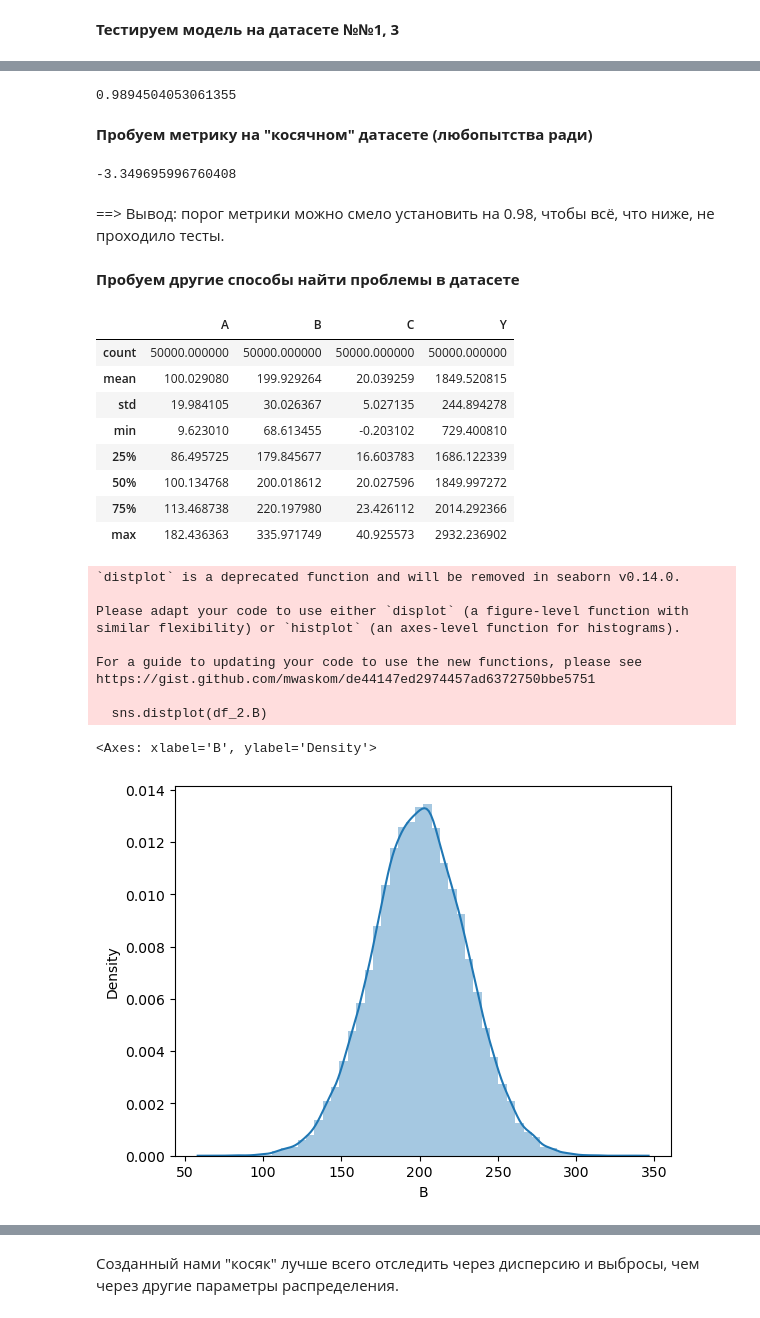
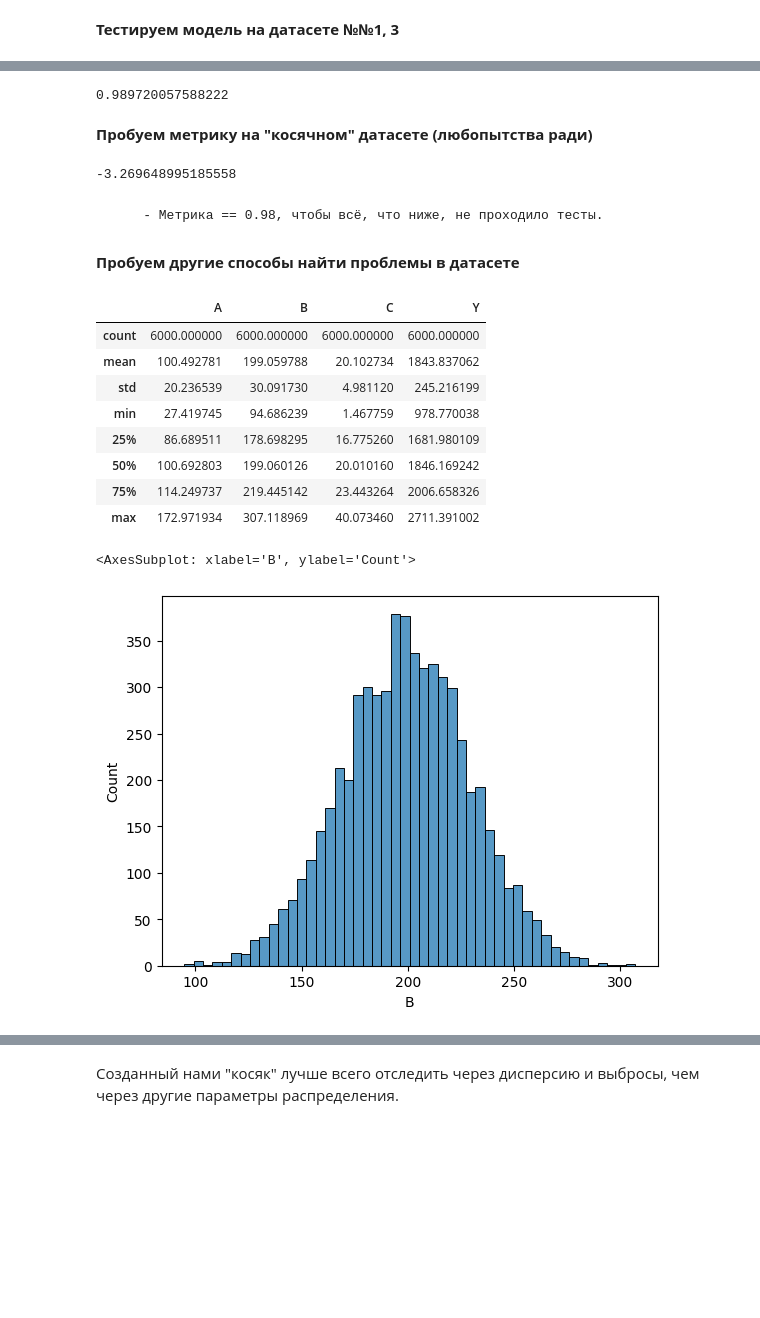
Before and after one commit to v-onuphrienko/mlops_practice, a Jupyter notebook: lab5/test.ipynb, the cells around one changed output, grey strips where cells are left out. Saved outputs shown, nothing was run; the diff lists cells and outputs as text; code cells hidden in the pictures; blank space fills up the shorter version.

```diff
--- a/lab5/test.ipynb
+++ b/lab5/test.ipynb
@@ -32,9 +32,9 @@ def data_generator(sample_size: int,
 # %% [markdown]
 **Создаем три датасета с качественными данными**
 # %%
-df_1 = data_generator(10000)
-df_2 = data_generator(50000)
-df_3 = data_generator(10000)
+df_1 = data_generator(5000)
+df_2 = data_generator(6000)
+df_3 = data_generator(5000)
 # %% [markdown]
 **Создаем один "косячный" датасет**
 # %%
@@ -103,7 +101,7 @@ test_X = df_3.drop('Y', axis=1)
 
 model.score(test_X, test_y)
 # %% [output]
-0.9894504053061355
+0.989720057588222
 # %% [markdown]
 **Пробуем метрику на "косячном" датасете (любопытства ради)**
 # %%
@@ -112,37 +110,28 @@ test_X = df_err.drop('Y', axis=1)
 
 model.score(test_X, test_y)
 # %% [output]
--3.349695996760408
+-3.269648995185558
 # %% [markdown]
-==> Вывод: порог метрики можно смело установить на 0.98, чтобы всё, что ниже, не проходило тесты.
+        - Метрика == 0.98, чтобы всё, что ниже, не проходило тесты.
 # %% [markdown]
 **Пробуем другие способы найти проблемы в датасете**
 # %%
 df_2.describe()
 # %% [output]
 |  | A | B | C | Y |
-| count | 50000.000000 | 50000.000000 | 50000.000000 | 50000.000000 |
-| mean | 100.029080 | 199.929264 | 20.039259 | 1849.520815 |
-| std | 19.984105 | 30.026367 | 5.027135 | 244.894278 |
-| min | 9.623010 | 68.613455 | -0.203102 | 729.400810 |
-| 25% | 86.495725 | 179.845677 | 16.603783 | 1686.122339 |
-| 50% | 100.134768 | 200.018612 | 20.027596 | 1849.997272 |
-| 75% | 113.468738 | 220.197980 | 23.426112 | 2014.292366 |
-| max | 182.436363 | 335.971749 | 40.925573 | 2932.236902 |
+| count | 6000.000000 | 6000.000000 | 6000.000000 | 6000.000000 |
+| mean | 100.492781 | 199.059788 | 20.102734 | 1843.837062 |
+| std | 20.236539 | 30.091730 | 4.981120 | 245.216199 |
+| min | 27.419745 | 94.686239 | 1.467759 | 978.770038 |
+| 25% | 86.689511 | 178.698295 | 16.775260 | 1681.980109 |
+| 50% | 100.692803 | 199.060126 | 20.010160 | 1846.169242 |
+| 75% | 114.249737 | 219.445142 | 23.443264 | 2006.658326 |
+| max | 172.971934 | 307.118969 | 40.073460 | 2711.391002 |
 # %%
-sns.distplot(df_2.B)
+sns.histplot(df_2['B'])
 # %% [output]
-`distplot` is a deprecated function and will be removed in seaborn v0.14.0.
-
-Please adapt your code to use either `displot` (a figure-level function with
-similar flexibility) or `histplot` (an axes-level function for histograms).
-
-For a guide to updating your code to use the new functions, please see
-https://gist.github.com/mwaskom/de44147ed2974457ad6372750bbe5751
-
-  sns.distplot(df_2.B)
+<AxesSubplot: xlabel='B', ylabel='Count'>
-<Axes: xlabel='B', ylabel='Density'>
-[figure, old version]
+[figure, new version]
 # %%
 df_err.describe()
 # %% [output]
```
Also changed, not shown: parts of 21 cells of this notebook, 5 other files.
